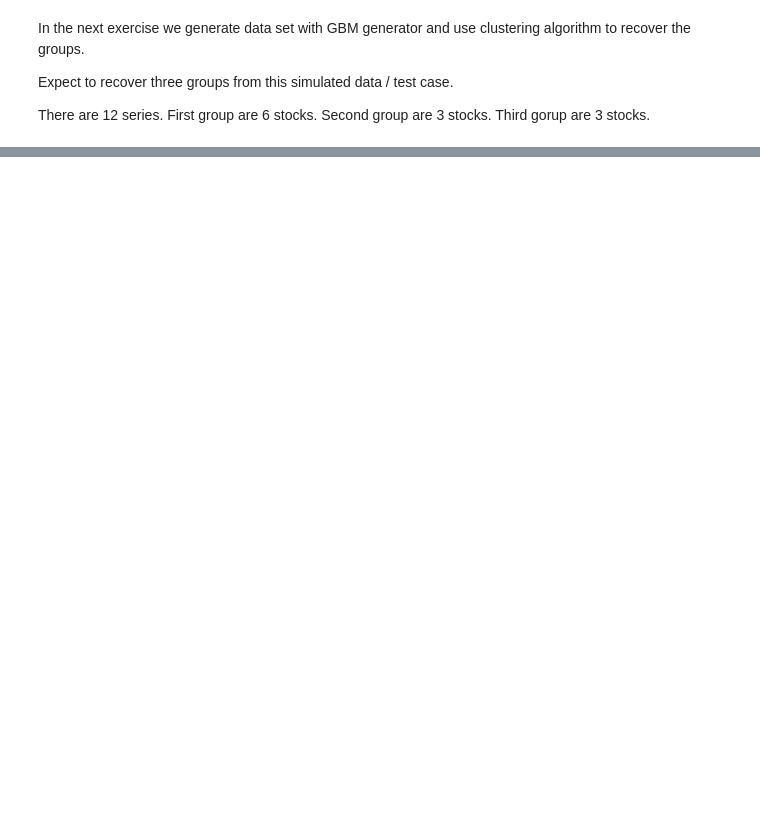
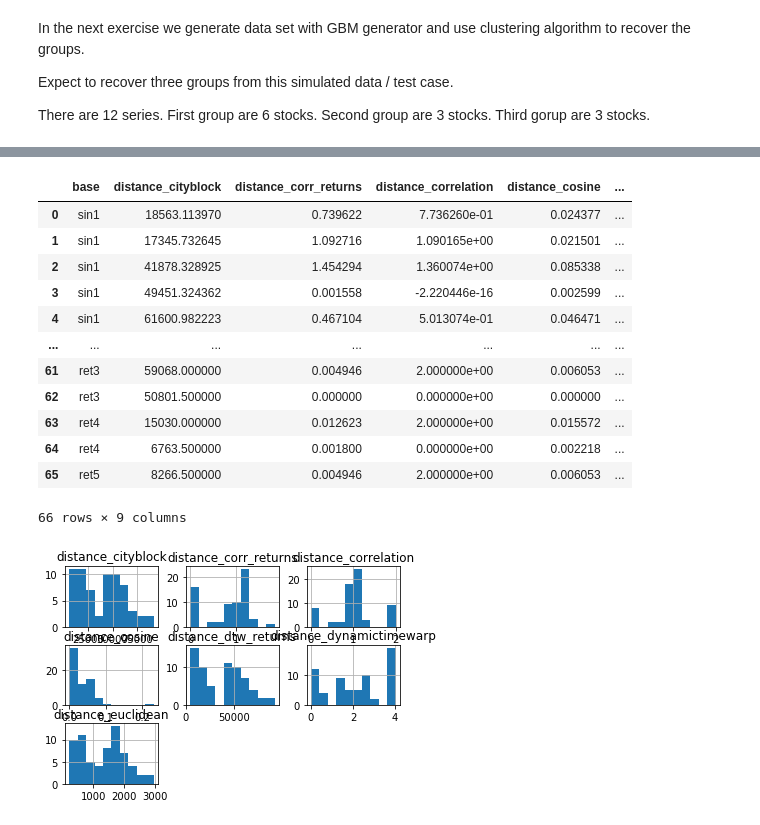
Before and after one commit to chayapan/thesis, a Jupyter notebook: 6.0 Evaluate Solution/Eval_TimeSeriesClustering.ipynb, the cells around one changed output, grey strips where cells are left out. Cells and saved outputs as stored; diff of their text form; code cells hidden in the pictures; blank space fills up the shorter version.

```diff
--- a/6.0 Evaluate Solution/Eval_TimeSeriesClustering.ipynb
+++ b/6.0 Evaluate Solution/Eval_TimeSeriesClustering.ipynb
@@ -207,0 +274,34 @@ plt.legend()
+# %%
+from scipy.spatial.distance import correlation
+
+def compute_daily_returns(ts):
+    # daily return for Numpy array
+    tmp = ts.copy()
+    tmp = np.roll(tmp,1) # np.roll(ts2.copy(), 1)
+    ret = np.log(ts[1:]/tmp[1:]) # log-return
+    return ret
+
+compute_daily_returns(ts1)
+
+def my_corr_dist(u,v):
+    """adjust correlation distance measure between stock price time series.
+
+       Computes the correlation distance between two 1-D arrays.
+       https://docs.scipy.org/doc/scipy-0.14.0/reference/generated/scipy.spatial.distance.correlation.html
+
+       First difference to get daily return before calculating the correlation.
+    """
+    r1 = compute_daily_returns(u)
+    r2 = compute_daily_returns(v)
+    return correlation(r1, r2)
+
+my_corr_dist(ts1,ts2)
+
+# https://numpy.org/doc/stable/reference/generated/numpy.correlate.html
+# computes the correlation as generally defined in signal processing texts
+
+# Pearson's
+# https://numpy.org/doc/stable/reference/generated/numpy.corrcoef.html
+
+
+# np.corrcoef(tmp[1:],ts2[1:])
@@ -207,0 +404,20 @@ plt.legend()
+# %%
+
+dt2 = calc_distance_table(ds2)
+dt2.hist()
+dt2
+# %% [output]
+|  | base | distance_cityblock | distance_corr_returns | distance_correlation | distance_cosine | ... |
+| 0 | sin1 | 18563.113970 | 0.739622 | 7.736260e-01 | 0.024377 | ... |
+| 1 | sin1 | 17345.732645 | 1.092716 | 1.090165e+00 | 0.021501 | ... |
+| 2 | sin1 | 41878.328925 | 1.454294 | 1.360074e+00 | 0.085338 | ... |
+| 3 | sin1 | 49451.324362 | 0.001558 | -2.220446e-16 | 0.002599 | ... |
+| 4 | sin1 | 61600.982223 | 0.467104 | 5.013074e-01 | 0.046471 | ... |
+| ... | ... | ... | ... | ... | ... | ... |
+| 61 | ret3 | 59068.000000 | 0.004946 | 2.000000e+00 | 0.006053 | ... |
+| 62 | ret3 | 50801.500000 | 0.000000 | 0.000000e+00 | 0.000000 | ... |
+| 63 | ret4 | 15030.000000 | 0.012623 | 2.000000e+00 | 0.015572 | ... |
+| 64 | ret4 | 6763.500000 | 0.001800 | 0.000000e+00 | 0.002218 | ... |
+| 65 | ret5 | 8266.500000 | 0.004946 | 2.000000e+00 | 0.006053 | ... |
+66 rows × 9 columns
+[figure, added]
```
Also changed, not shown: parts of 53 cells of this notebook, 3 other files.
